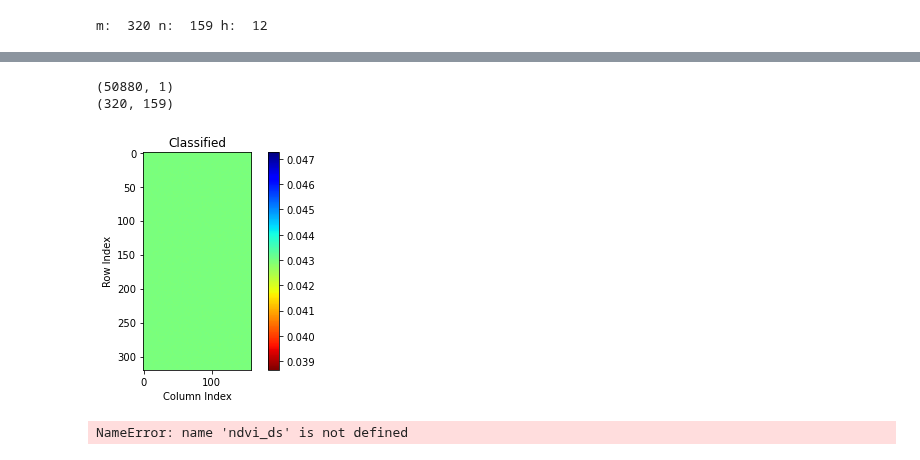
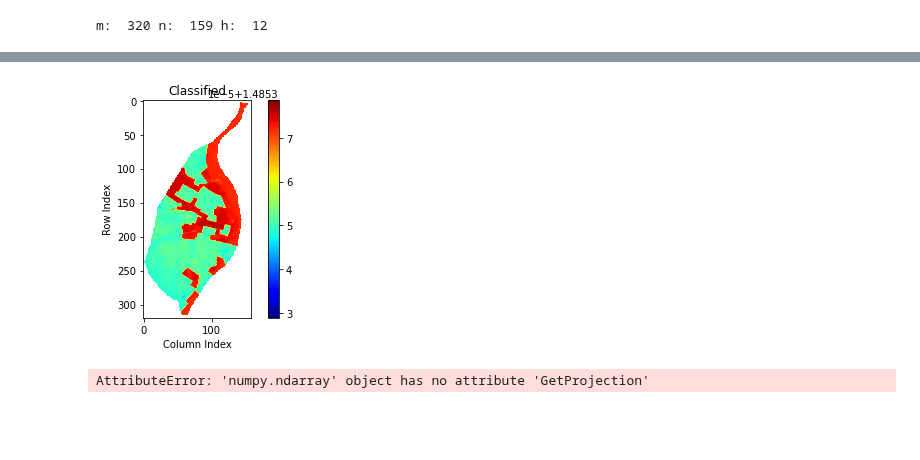
Before and after one commit to juliatompkins/trio-capstone, a Jupyter notebook: rf/rf Classification dupe.ipynb, the cells around one changed output, grey strips where cells are left out. Cells and saved outputs as stored; diff of their text form; code cells hidden in the pictures; blank space fills up the shorter version.

```diff
--- a/rf/rf Classification dupe.ipynb
+++ b/rf/rf Classification dupe.ipynb
@@ -183,9 +208,10 @@ pd.set_option('display.precision', 3)
 # %%
 # Assuming td_df is your DataFrame and 'StlPop_fm' is a column name
 n_samples, n_features = td_df.shape[0], td_df.shape[1]-2
-start = td_df.columns.get_loc('StlPop_fm')
-X = td_df.iloc[:, start:-1]
+start = td_df.columns.get_loc('DEM')
+X = td_df.iloc[:, start:-2]
+
 y = td_df.iloc[:,-1]  # Class labels
-#display(X)
+display(X)
 display(y)
 # %% [output]
@@ -214,0 +292,3 @@ Pipeline(steps=[('standardscaler', StandardScaler()),
+# %%
+regr = make_pipeline(StandardScaler(), SVR(C=1.0, epsilon=0.2, gamma = 1e-8, kernel = 'rbf'))
+regr.fit(X, y)
@@ -235,12 +318,16 @@ i = 0
 assignments = []
 
 for pix in feature_mat_flat:
-    pix_no_nan = np.nan_to_num(pix, nan=0.0)  # Fill NaN values with zero
-    pred = regr.predict(pix_no_nan.reshape(1, -1))
+  #  print(pix)
+    if np.isnan(pix).any():  # Check if any NaN values are present
+        pred = -1
+    else:
+        pred = regr.predict(pix.reshape(1, -1))
+
     assignments.append(pred)
 
     if i % 1000 == 0:
-        #print(pix)
+        # print(pix)
         print('pix:', i, 'prediction:', pred)
 
     i += 1
@@ -273,22 +360,32 @@ Execution time: 24.41912078857422 seconds
-# %%
-assignmentsArr = np.array(assignments)
-print(assignmentsArr.shape)
-lc = assignmentsArr.reshape(m,n)
-print(lc.shape)
-# %% [output]
-(50880, 1)
-(320, 159)
-# %%
-# Plot Classified Image
-img_class = plt.imshow(lc, cmap='jet_r')
-plt.title('Classified')
-plt.xlabel('Column Index')
-plt.ylabel('Row Index')
-plt.colorbar()
-
-plt.show()
-# %% [output]
-[figure, removed]
+# %%
+assignments_fixed = []
+
+# Iterate through the predictions
+for pred in assignments:
+    if isinstance(pred, list):  # Check if pred is a list or array
+        assignments_fixed.extend(pred)  # Unpack the list and append its elements
+    elif pred == -1:
+        assignments_fixed.append(np.nan)  # Replace -1 with NaN
+    else:
+        assignments_fixed.append(pred)  # Keep the value unchanged
+
+# Convert assignments_fixed to a NumPy array
+assignmentsArr = np.array(assignments_fixed)
+
+
+# Reshape assignmentsArr
+lc = assignmentsArr.reshape(m, n)
+
+# Plot Classified Image
+lc_float = lc.astype(float)
+img_class = plt.imshow(lc_float, cmap='jet')
+plt.title('Classified')
+plt.xlabel('Column Index')
+plt.ylabel('Row Index')
+plt.colorbar(img_class)
+plt.show()
+# %% [output]
+[figure, added]
 # %%
 #function to write array to tiff
 def write_geotiff(filename, arr, in_ds):
@@ -306,6 +403,6 @@ def write_geotiff(filename, arr, in_ds):
     out_ds = None  # Close the dataset to save changes
 # %%
 #function to
-write_geotiff("data\LandCoverStl.tif", lc, ndvi_ds)
+write_geotiff("data\Classified.tif", lc_float, )
 # %% [output]
-NameError: name 'ndvi_ds' is not defined
+AttributeError: 'numpy.ndarray' object has no attribute 'GetProjection'
```
Also changed, not shown: parts of 12 cells of this notebook, 17 other files.
